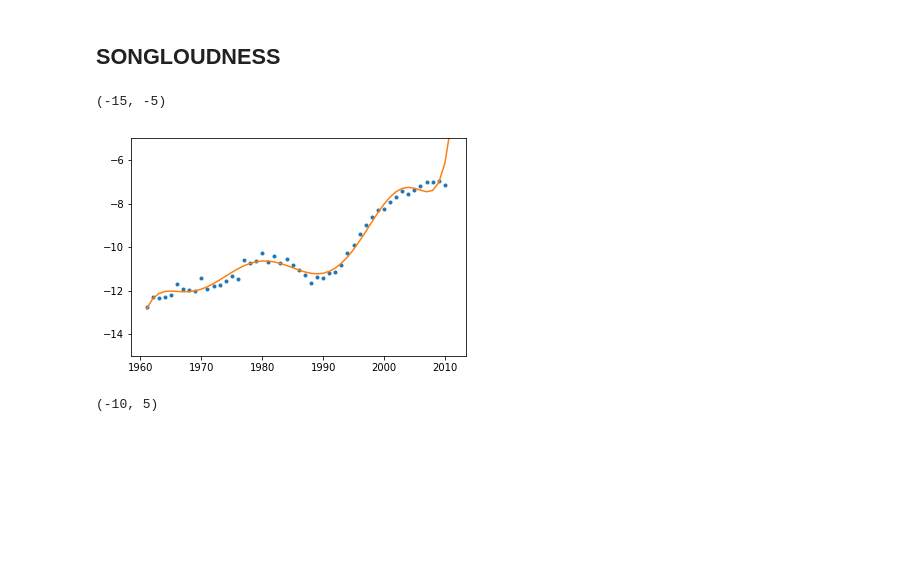
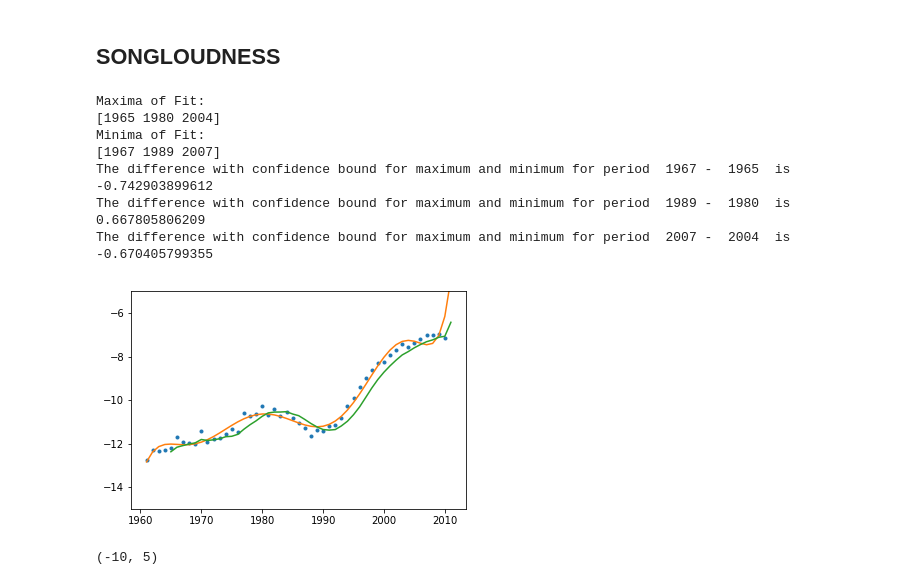
Before and after one commit to maxpr/ADA, a Jupyter notebook: project/Solution.ipynb, the cells around one changed output. Saved outputs shown, nothing was run; the diff lists cells and outputs as text; code cells hidden in the pictures; blank space fills up the shorter version.

```diff
--- a/project/Solution.ipynb
+++ b/project/Solution.ipynb
@@ -1408,16 +1404,14 @@ y_sliding_window = pd.rolling_mean(y, 5)
 g = plt.plot(x, y, '.', x, p100(x), '-', x, y_sliding_window)
 plt.ylim(170,245)
 
-print ("Maxima")
+print ("Maxima of Fit:")
 print (x[argrelextrema(p100(x), np.greater)[0]])
 
-print ("Minima")
+print ("Minima of Fit:")
 print (x[argrelextrema(p100(x), np.less)[0]])
 
-
-print ("Maxima")
-print (x[argrelextrema(y_sliding_window, np.greater)[0]])
-
-print ("Minima")
-print (x[argrelextrema(y_sliding_window, np.less)[0]])
+for i in range(0,len(x[argrelextrema(p100(x), np.greater)[0]])):
+    b,lb,hb = mean_confidence_interval(normalized_df[normalized_df['SongYear']==x[argrelextrema(p100(x), np.less)[0]][i]].Duration, confidence=0.90)
+    b2,lb2,hb2 = mean_confidence_interval(normalized_df[normalized_df['SongYear']==x[argrelextrema(p100(x), np.greater)[0]][i]].Duration, confidence=0.90)
+    print("The difference with confidence bound for maximum and minimum for period ", x[argrelextrema(p100(x), np.less)[0]][i] , "- " , x[argrelextrema(p100(x), np.greater)[0]][i] ," is" ,lb2-hb)
 # %% [output]
@@ -1473,17 +1466,40 @@ Wall time: 24min 32s
 [figure]
 # %% [markdown]
 ## SONGLOUDNESS
-# %%
-#MEDIAN
-t = normalized_df[normalized_df['SongYear']>1960][['SongYear','SongLoudness']].groupby('SongYear',as_index=False).median()
-x = np.array(list(t.SongYear))
-y = np.array(list(t.SongLoudness))
-p100 = np.poly1d(np.polyfit(x, y, 92))
-g = plt.plot(x, y, '.', x, p100(x), '-')
-plt.ylim(-15,-5)
-# %% [output]
-(-15, -5)
-[figure, removed]
+# %%
+#MEDIAN
+t = normalized_df[normalized_df['SongYear']>1960][['SongYear','SongLoudness']].groupby('SongYear',as_index=False).median()
+x = np.array(list(t.SongYear))
+y = np.array(list(t.SongLoudness))
+p100 = np.poly1d(np.polyfit(x, y, 92))
+N = x.shape[0]
+y_sliding_window = pd.rolling_mean(y, 5)
+g = plt.plot(x, y, '.', x, p100(x), '-', x, y_sliding_window)
+plt.ylim(-15,-5)
+
+print ("Maxima of Fit:")
+print (x[argrelextrema(p100(x), np.greater)[0]])
+
+print ("Minima of Fit:")
+print (x[argrelextrema(p100(x), np.less)[0]])
+
+for i in range(0,len(x[argrelextrema(p100(x), np.greater)[0]])):
+    b,lb,hb = mean_confidence_interval(normalized_df[normalized_df['SongYear']==x[argrelextrema(p100(x), np.less)[0]][i]].SongLoudness, confidence=0.90)
+    b2,lb2,hb2 = mean_confidence_interval(normalized_df[normalized_df['SongYear']==x[argrelextrema(p100(x), np.greater)[0]][i]].SongLoudness, confidence=0.90)
+    print("The difference with confidence bound for maximum and minimum for period ", x[argrelextrema(p100(x), np.less)[0]][i] , "- " , x[argrelextrema(p100(x), np.greater)[0]][i] ," is" ,lb2-hb)
+
+b,lb,hb = mean_confidence_interval(normalized_df[normalized_df['SongYear']==x]][i]].SongLoudness, confidence=0.90)
+b2,lb2,hb2 = mean_confidence_interval(normalized_df[normalized_df['SongYear']==x[argrelextrema(p100(x), np.greater)[0]][i]].SongLoudness, confidence=0.90)
+print("The difference with confidence bound for maximum and minimum for time perio 1960-2010 is: ")
+# %% [output]
+Maxima of Fit:
+[1965 1980 2004]
+Minima of Fit:
+[1967 1989 2007]
+The difference with confidence bound for maximum and minimum for period  1967 -  1965  is -0.742903899612
+The difference with confidence bound for maximum and minimum for period  1989 -  1980  is 0.667805806209
+The difference with confidence bound for maximum and minimum for period  2007 -  2004  is -0.670405799355
+[figure, added]
 # %%
 #MAX
 t = normalized_df[normalized_df['SongYear']>1960][['SongYear','SongLoudness']].groupby('SongYear',as_index=False).max()
```
Also changed, not shown: parts of 22 cells of this notebook.
